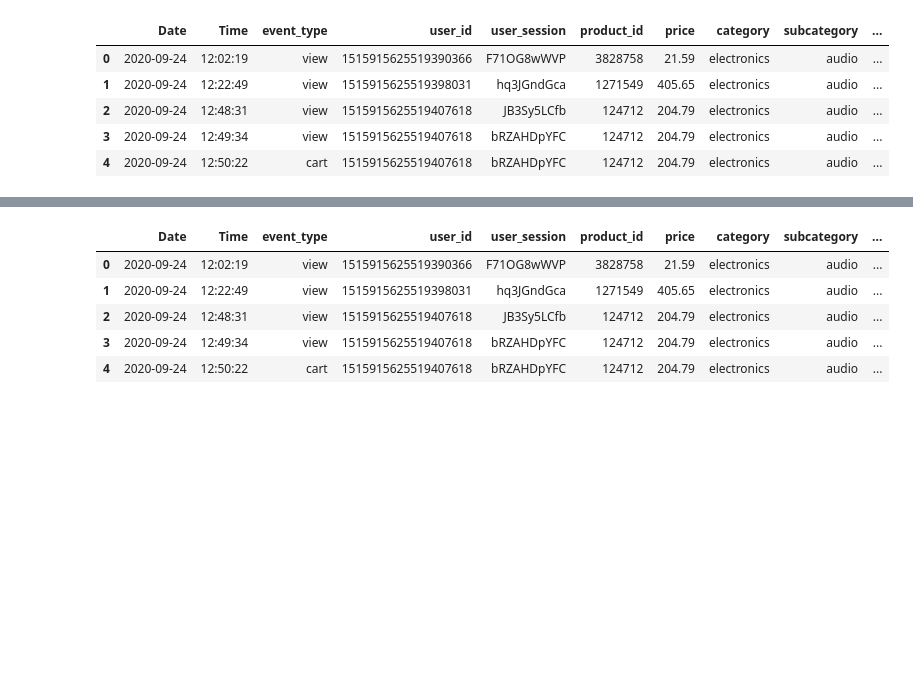
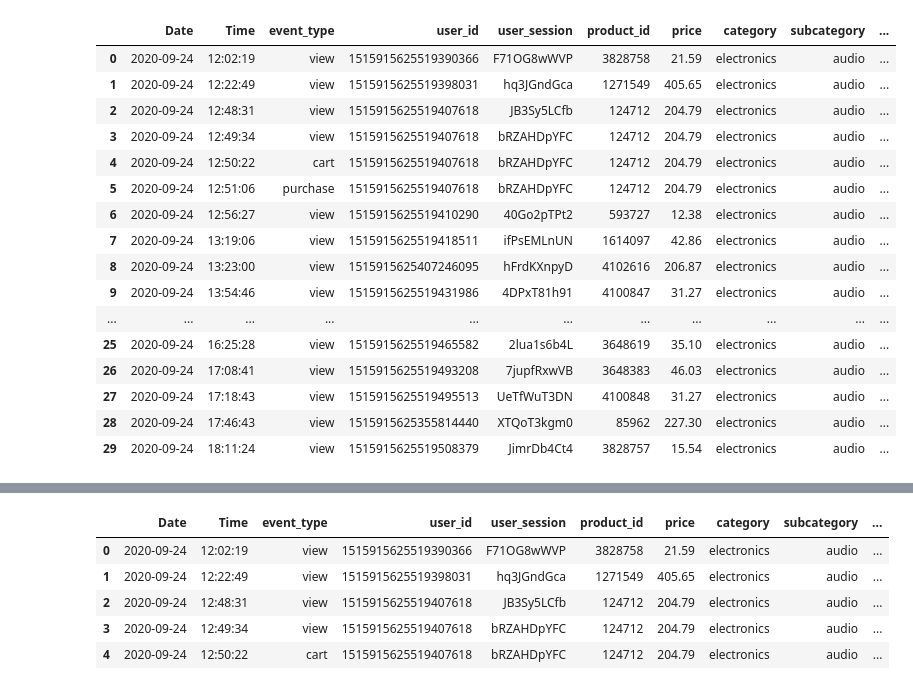
Before and after one commit to jordanDJI/Projet-de-recommandation-de-produit, a Jupyter notebook: Prediction.ipynb, the cells around one changed output, grey strips where cells are left out. Cells and saved outputs as stored; diff of their text form; code cells hidden in the pictures; blank space fills up the shorter version.

```diff
--- a/Prediction.ipynb
+++ b/Prediction.ipynb
@@ -4,10 +5,21 @@ from sklearn.decomposition import TruncatedSVD
 # %%
 df= pd.read_csv("datasetreco.csv", sep=";")
-df.head()
+df.head(30)
 # %% [output]
 |  | Date | Time | event_type | user_id | user_session | product_id | price | category | subcategory | ... |
 | 0 | 2020-09-24 | 12:02:19 | view | 1515915625519390366 | F71OG8wWVP | 3828758 | 21.59 | electronics | audio | ... |
 | 1 | 2020-09-24 | 12:22:49 | view | 1515915625519398031 | hq3JGndGca | 1271549 | 405.65 | electronics | audio | ... |
 | 2 | 2020-09-24 | 12:48:31 | view | 1515915625519407618 | JB3Sy5LCfb | 124712 | 204.79 | electronics | audio | ... |
 | 3 | 2020-09-24 | 12:49:34 | view | 1515915625519407618 | bRZAHDpYFC | 124712 | 204.79 | electronics | audio | ... |
 | 4 | 2020-09-24 | 12:50:22 | cart | 1515915625519407618 | bRZAHDpYFC | 124712 | 204.79 | electronics | audio | ... |
+| 5 | 2020-09-24 | 12:51:06 | purchase | 1515915625519407618 | bRZAHDpYFC | 124712 | 204.79 | electronics | audio | ... |
+| 6 | 2020-09-24 | 12:56:27 | view | 1515915625519410290 | 40Go2pTPt2 | 593727 | 12.38 | electronics | audio | ... |
+| 7 | 2020-09-24 | 13:19:06 | view | 1515915625519418511 | ifPsEMLnUN | 1614097 | 42.86 | electronics | audio | ... |
+| 8 | 2020-09-24 | 13:23:00 | view | 1515915625407246095 | hFrdKXnpyD | 4102616 | 206.87 | electronics | audio | ... |
+| 9 | 2020-09-24 | 13:54:46 | view | 1515915625519431986 | 4DPxT81h91 | 4100847 | 31.27 | electronics | audio | ... |
+| ... | ... | ... | ... | ... | ... | ... | ... | ... | ... | ... |
+| 25 | 2020-09-24 | 16:25:28 | view | 1515915625519465582 | 2lua1s6b4L | 3648619 | 35.10 | electronics | audio | ... |
+| 26 | 2020-09-24 | 17:08:41 | view | 1515915625519493208 | 7jupfRxwVB | 3648383 | 46.03 | electronics | audio | ... |
+| 27 | 2020-09-24 | 17:18:43 | view | 1515915625519495513 | UeTfWuT3DN | 4100848 | 31.27 | electronics | audio | ... |
+| 28 | 2020-09-24 | 17:46:43 | view | 1515915625355814440 | XTQoT3kgm0 | 85962 | 227.30 | electronics | audio | ... |
+| 29 | 2020-09-24 | 18:11:24 | view | 1515915625519508379 | JimrDb4Ct4 | 3828757 | 15.54 | electronics | audio | ... |
```
Also changed, not shown: parts of 11 cells of this notebook.
